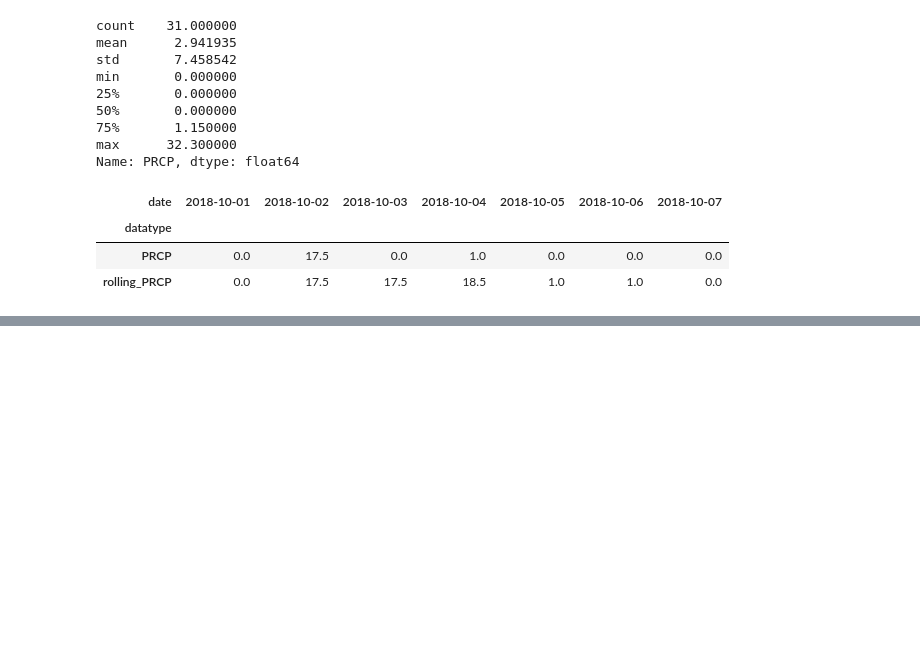
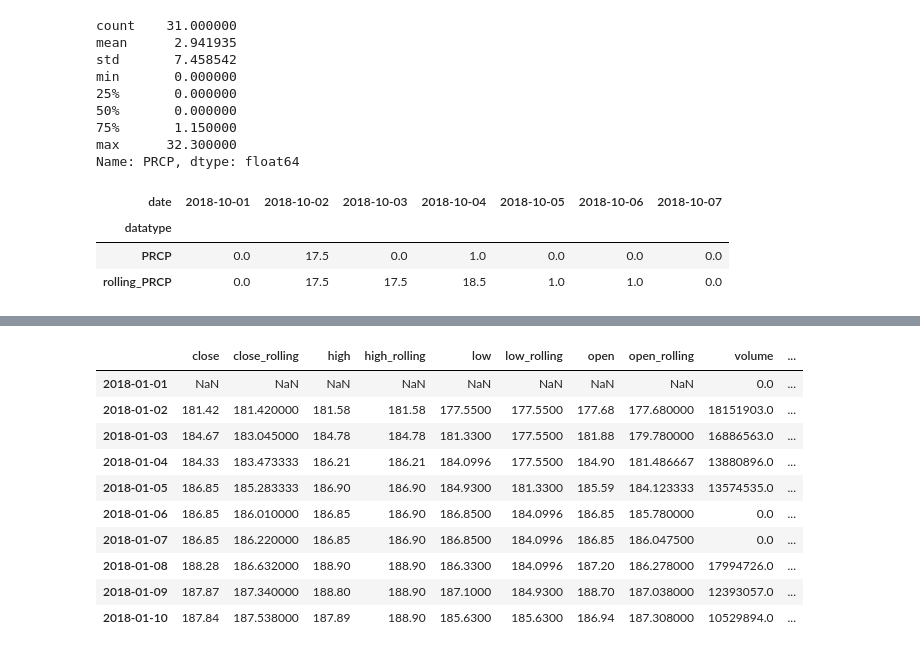
Before and after one commit to roger-mengqiu-chen/DS-learning, a Jupyter notebook: hands-on-da-with-pandas/ch04/2-dataframe_operations.ipynb, the cells around one changed output, grey strips where cells are left out. Cells and saved outputs as stored; diff of their text form; code cells hidden in the pictures; blank space fills up the shorter version.

```diff
--- a/hands-on-da-with-pandas/ch04/2-dataframe_operations.ipynb
+++ b/hands-on-da-with-pandas/ch04/2-dataframe_operations.ipynb
@@ -122,0 +155,10 @@ central_park_weather.loc['2018-10'].assign(
+# %%
+fb_reindexed = fb.reindex(pd.date_range('2018-01-01', '2018-12-31', freq='D'))\
+                    .assign(
+                        volume=lambda x: x.volume.fillna(0),
+                        close=lambda x: x.close.ffill(),
+                        open=lambda x: x.open.combine_first(x.close),
+                        high=lambda x: x.high.combine_first(x.close),
+                        low=lambda x: x.low.combine_first(x.close)
+                    )
+fb_reindexed.assign(day=lambda x: x.index.day_name()).head(10)
@@ -122,0 +177,33 @@ central_park_weather.loc['2018-10'].assign(
+# %%
+from pandas.api.indexers import VariableOffsetWindowIndexer
+
+indexer = VariableOffsetWindowIndexer(
+    index=fb_reindexed.index,
+    offset=pd.offsets.BDay(3)
+)
+fb_reindexed.assign(window_start_day=0).rolling(indexer).agg({
+    'window_start_day': lambda x: x.index.min().timestamp(),
+    'open': 'mean',
+    'high': 'max',
+    'low': 'min',
+    'close': 'mean',
+    'volume': 'sum'
+}).join(
+    fb_reindexed,
+    lsuffix='_rolling'
+).sort_index(axis=1).assign(
+    day=lambda x: x.index.day_name(),
+    window_start_day=lambda x: pd.to_datetime(x.window_start_day, unit='s')
+).head(10)
+# %% [output]
+|  | close | close_rolling | high | high_rolling | low | low_rolling | open | open_rolling | volume | ... |
+| 2018-01-01 | NaN | NaN | NaN | NaN | NaN | NaN | NaN | NaN | 0.0 | ... |
+| 2018-01-02 | 181.42 | 181.420000 | 181.58 | 181.58 | 177.5500 | 177.5500 | 177.68 | 177.680000 | 18151903.0 | ... |
+| 2018-01-03 | 184.67 | 183.045000 | 184.78 | 184.78 | 181.3300 | 177.5500 | 181.88 | 179.780000 | 16886563.0 | ... |
+| 2018-01-04 | 184.33 | 183.473333 | 186.21 | 186.21 | 184.0996 | 177.5500 | 184.90 | 181.486667 | 13880896.0 | ... |
+| 2018-01-05 | 186.85 | 185.283333 | 186.90 | 186.90 | 184.9300 | 181.3300 | 185.59 | 184.123333 | 13574535.0 | ... |
+| 2018-01-06 | 186.85 | 186.010000 | 186.85 | 186.90 | 186.8500 | 184.0996 | 186.85 | 185.780000 | 0.0 | ... |
+| 2018-01-07 | 186.85 | 186.220000 | 186.85 | 186.90 | 186.8500 | 184.0996 | 186.85 | 186.047500 | 0.0 | ... |
+| 2018-01-08 | 188.28 | 186.632000 | 188.90 | 188.90 | 186.3300 | 184.0996 | 187.20 | 186.278000 | 17994726.0 | ... |
+| 2018-01-09 | 187.87 | 187.340000 | 188.80 | 188.90 | 187.1000 | 184.9300 | 188.70 | 187.038000 | 12393057.0 | ... |
+| 2018-01-10 | 187.84 | 187.538000 | 187.89 | 188.90 | 185.6300 | 185.6300 | 186.94 | 187.308000 | 10529894.0 | ... |
```
Also changed, not shown: parts of 6 cells of this notebook.
